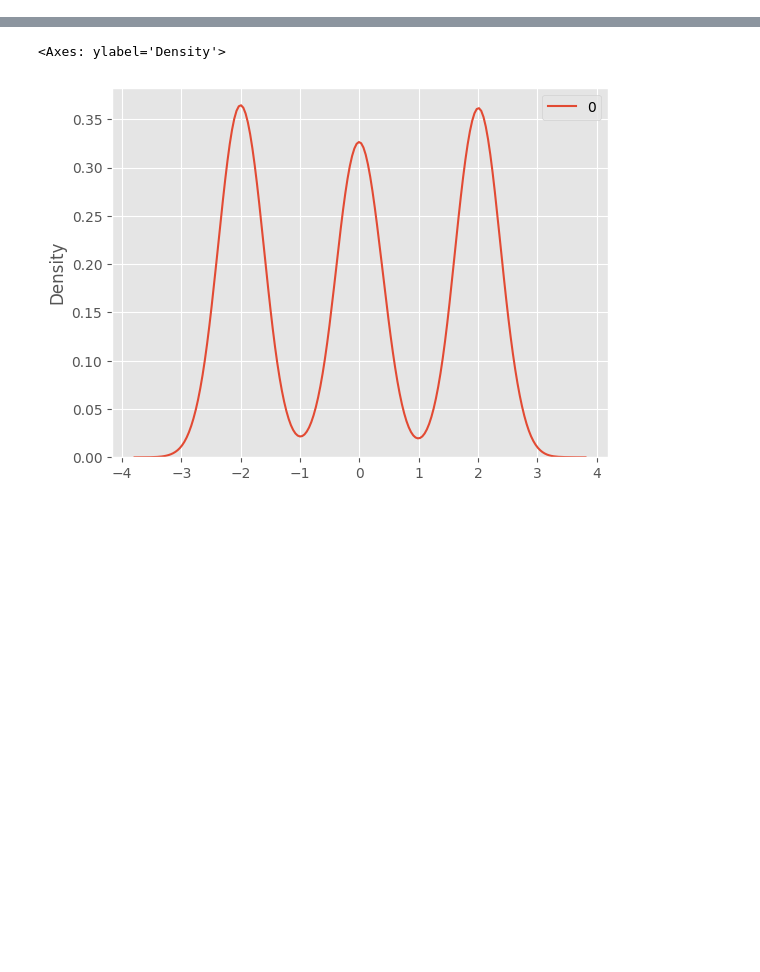
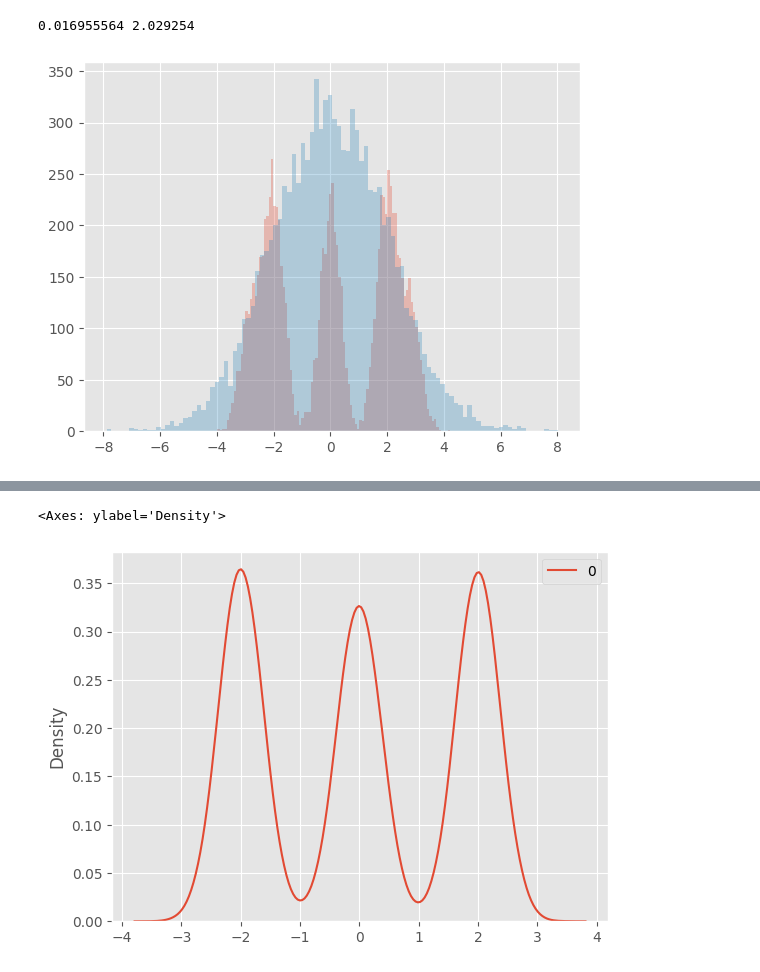
Before and after one commit to abjohnson117/TransportVsMcmcExperiments, a Jupyter notebook: 8gaussians/8gaussians_test.ipynb, the cells around one changed output, grey strips where cells are left out. Drawn from its saved outputs; the diff is of its cells as text; code cells hidden in the pictures; blank space fills up the shorter version.

```diff
--- a/8gaussians/8gaussians_test.ipynb
+++ b/8gaussians/8gaussians_test.ipynb
@@ -52,3 +62,14 @@ plt.scatter(x1[:, 0], x1[:, 1])
+# %%
+mean = np.mean(x1[:, 1])
+var = np.std(x1[:, 1])
+print(mean, var)
+# %% [output]
+0.016955564 2.029254
+# %%
+plt.hist(x1[:, 1], bins=100, alpha=0.3, label="8gaussians");
+plt.hist(mean + var * np.random.randn(10000), bins=100, alpha=0.3, label="normal");
+# %% [output]
+[figure, added]
 # %%
 def eight_gaussians_density(x):
     scale = 4.0
```
Also changed, not shown: parts of 12 cells of this notebook, 27 other files.
